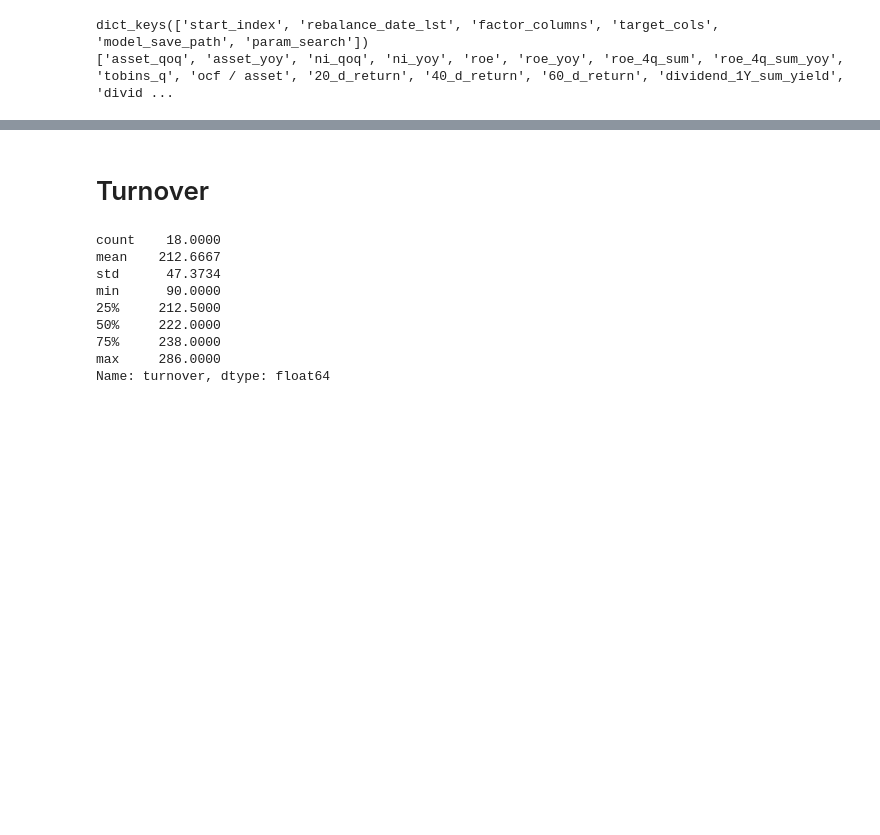
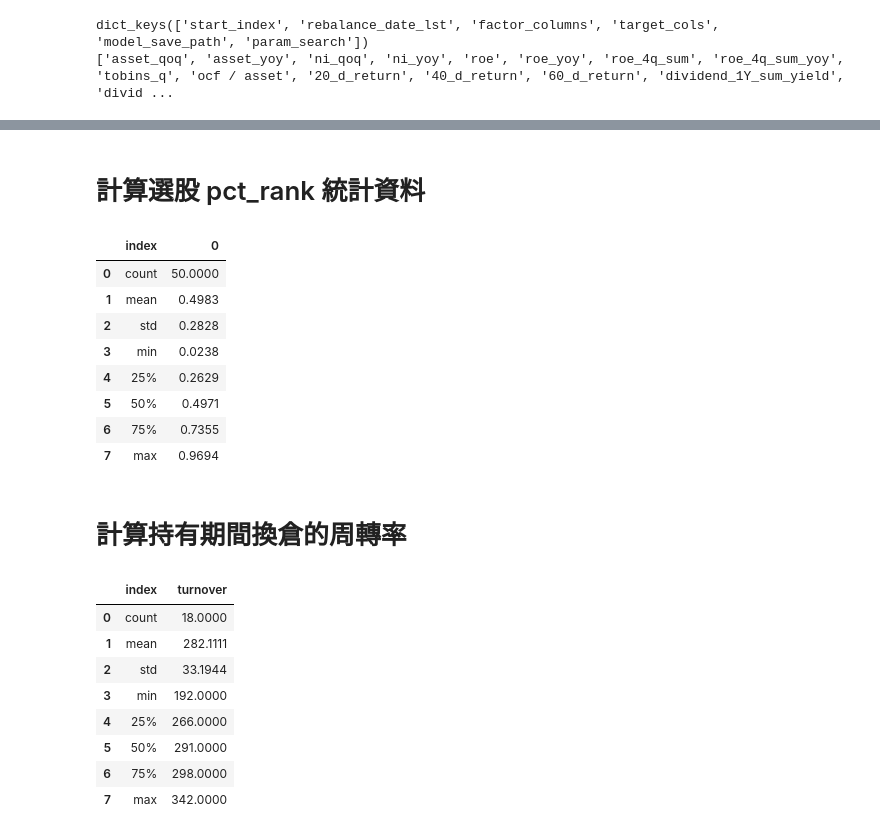
Before and after one commit to vayvay0993/hidiv, a Jupyter notebook: main_05_backtest.ipynb, the cells around one changed output, grey strips where cells are left out. Drawn from its saved outputs; the diff is of its cells as text; code cells hidden in the pictures; blank space fills up the shorter version.

```diff
--- a/main_05_backtest.ipynb
+++ b/main_05_backtest.ipynb
@@ -111,5 +116,22 @@ df_quaterly_div.groupby('year')['unadj_yield'].sum().plot(kind='bar')
+# %% [markdown]
+# 計算選股 pct_rank 統計資料
+# %%
+# create pct_rank for y by date
+df_factor_all['y_pct_rank'] = df_factor_all.groupby('date')['y'].rank(pct=True, ascending=False)
+df_dividend_select = df_dividend_select.merge(df_factor_all[['ticker','date','y_pct_rank']],on=['ticker','date'],how='left')
+df_dividend_select.groupby('date')['y_pct_rank'].describe().mean().reset_index()
+# %% [output]
+|  | index | 0 |
+| 0 | count | 50.0000 |
+| 1 | mean | 0.4983 |
+| 2 | std | 0.2828 |
+| 3 | min | 0.0238 |
+| 4 | 25% | 0.2629 |
+| 5 | 50% | 0.4971 |
+| 6 | 75% | 0.7355 |
+| 7 | max | 0.9694 |
 # %% [markdown]
-# Turnover
+# 計算持有期間換倉的周轉率
 # %%
 # create the weight column for each ticker, weight = 1 / total num of ticker in the rebalance date
 df_dividend_select_yield['weight'] = 1 / df_dividend_select_yield.groupby('rebalance_date')['ticker'].transform('count')
@@ -117,20 +139,20 @@ df_dividend_select_yield['weight'] = 1 / df_dividend_select_yield.groupby('rebal
 df_weight = pd.pivot(df_dividend_select_yield, index='rebalance_date', columns='ticker', values='weight').copy()
 df_weight.fillna(0,inplace=True)
 
-
+# calculate the turnover by calculate the abs change of weight and sum up
 df_weight_change = df_weight.diff().abs() / 2 * 100
 df_quarterly_turnover = df_weight_change.sum(axis=1).reset_index()
 df_quarterly_turnover.columns = ['rebalance_date','turnover']
 df_quarterly_turnover['year'] = df_quarterly_turnover['rebalance_date'].dt.year
 df_yearly_turnover = df_quarterly_turnover.groupby('year')['turnover'].sum().reset_index()
-df_yearly_turnover['turnover'].describe()
+df_yearly_turnover['turnover'].describe().reset_index()
 # %% [output]
-count    18.0000
-mean    212.6667
-std      47.3734
-min      90.0000
-25%     212.5000
-50%     222.0000
-75%     238.0000
-max     286.0000
-Name: turnover, dtype: float64
+|  | index | turnover |
+| 0 | count | 18.0000 |
+| 1 | mean | 282.1111 |
+| 2 | std | 33.1944 |
+| 3 | min | 192.0000 |
+| 4 | 25% | 266.0000 |
+| 5 | 50% | 291.0000 |
+| 6 | 75% | 298.0000 |
+| 7 | max | 342.0000 |
```
Also changed, not shown: parts of 4 cells of this notebook, 8 other files.
